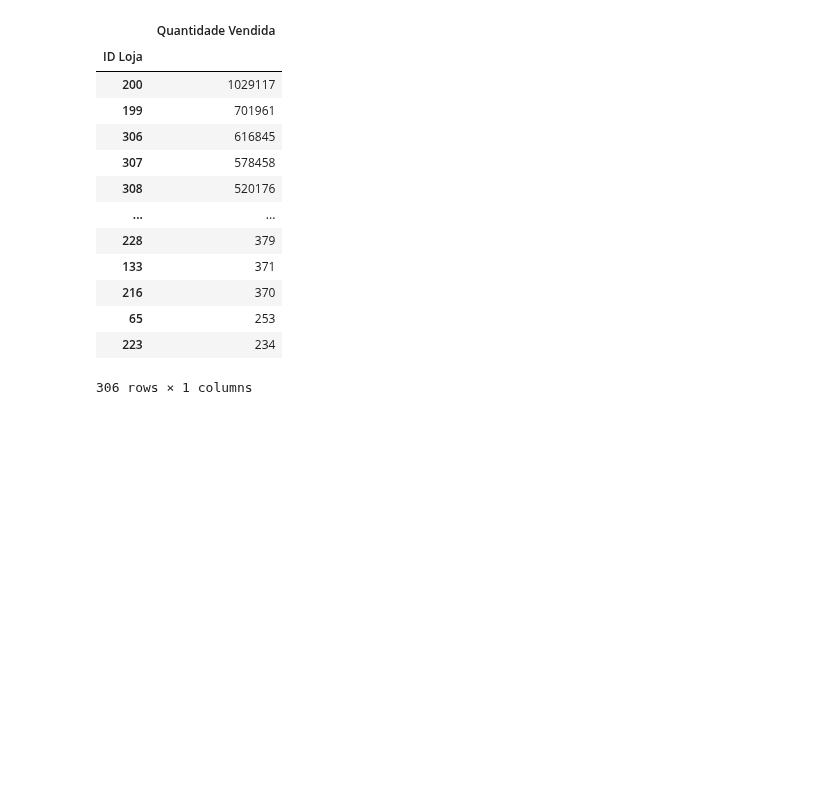
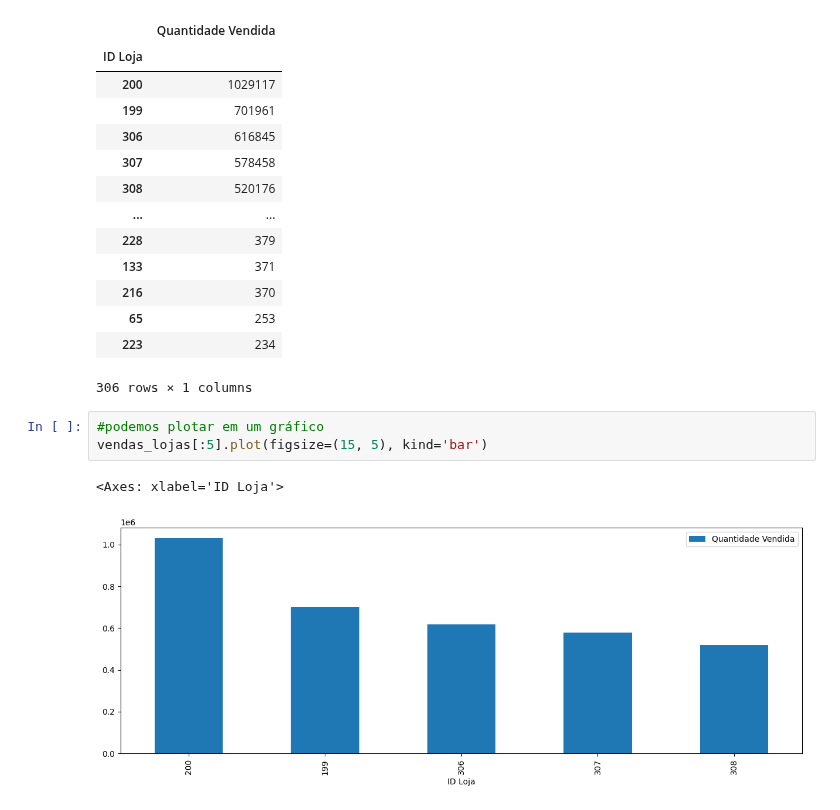
Before and after one commit to franciscojrlopes/Python, a Jupyter notebook: python_work/matpot_pandas.ipynb, the cells around one changed output. Drawn from its saved outputs; the diff is of its cells as text; blank space fills up the shorter version.

```diff
--- a/python_work/matpot_pandas.ipynb
+++ b/python_work/matpot_pandas.ipynb
@@ -297,3 +297,9 @@ display(vendas_lojas)
 | 65 | 253 |
 | 223 | 234 |
 306 rows × 1 columns
+# %%
+#podemos plotar em um gráfico
+vendas_lojas[:5].plot(figsize=(15, 5), kind='bar')
+# %% [output]
+<Axes: xlabel='ID Loja'>
+[figure, added]
```
